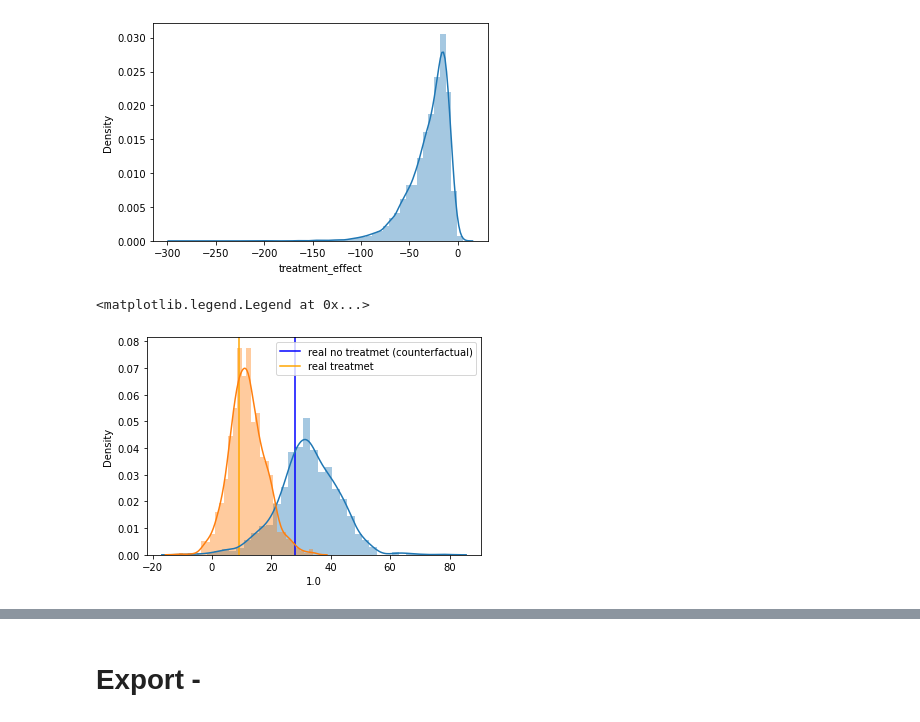
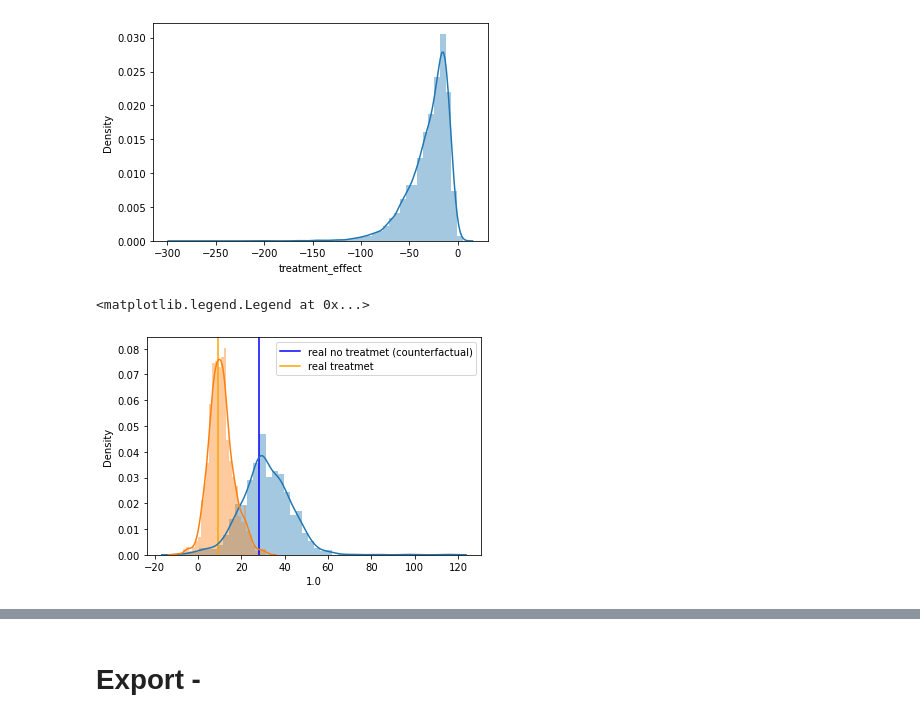
Before and after one commit to AlanGanem/fkausality, a Jupyter notebook: notebooks_dev/estimators.ipynb, the cells around one changed output, grey strips where cells are left out. Cells and saved outputs as stored; diff of their text form; code cells hidden in the pictures.

Commit message:
finished CEDTEstimator - failed to make parallelized groupby

```diff
--- a/notebooks_dev/estimators.ipynb
+++ b/notebooks_dev/estimators.ipynb
@@ -106,6 +154,7 @@ class SMWrapper(BaseEstimator, RegressorMixin):
             X = sm.add_constant(X)
         return self.results_.predict(X)
 # %%
+#export
 class _FKEstimator(BaseEstimator):
 
     def __init__(
@@ -119,6 +168,7 @@ class _FKEstimator(BaseEstimator):
         n_neighbors=30,
         index_time_params={'M': 30, 'indexThreadQty': 4, 'efConstruction': 100, 'post': 0},
         query_time_params={'efSearch': 100},
+        n_jobs = None
 
     ):
 
@@ -132,6 +182,7 @@ class _FKEstimator(BaseEstimator):
         self.n_neighbors = n_neighbors
         self.index_time_params = index_time_params
         self.query_time_params = query_time_params
+        self.n_jobs = n_jobs
         return
 
     def fit(self, X, y = None, T = None, save_values = None, **kwargs):
@@ -222,14 +273,16 @@ class _FKEstimator(BaseEstimator):
             precomputed_neighbors = self.kneighbors(X = X, n_neighbors = n_neighbors, return_distance=True)
 
         dsts, nbrs_idxs = precomputed_neighbors
+
         values = []
         for i in range(len(nbrs_idxs)):
             msk_i = dsts[i] < 1 #only examples with dissimilarity < 1
             idx_i = nbrs_idxs[i][msk_i]
-            dist_i = dsts[i][msk_i]
+            dist_i = dsts[i][msk_i].reshape(-1,1)
             v = self.saved_values_[idx_i]
-            v = pd.DataFrame(v, columns = self.all_saved_values_columns_)
-            v = v.assign(dissimilarity = dist_i)
+            v = np.hstack([v, dist_i, i*np.ones((len(v),1), dtype = int)])
+            #faster than using .assign
+            v = pd.DataFrame(v, columns = self.all_saved_values_columns_ +['dissimilarity', '_index'])
             values.append(v)
 
         return values
@@ -464,31 +496,31 @@ y = df_obs[yc]
 # %%
 from sklearn.ensemble import RandomForestRegressor, RandomForestClassifier, ExtraTreesClassifier, ExtraTreesRegressor, GradientBoostingClassifier
 
-tree_estim = RandomForestClassifier(n_estimators = 200, min_samples_leaf = 2)
-estim = CEDTEstimator(tree_estim, n_neighbors = 100).fit(X, y = y, T = T, save_values = df_obs)
+tree_estim = RandomForestClassifier(n_estimators = 20, min_samples_leaf = 2)
+estim = CEDTEstimator(tree_estim, n_neighbors = 100, n_jobs = None).fit(X, y = y, T = T, save_values = df_obs)
 # %%
 alpha = 1
 if not 'i' in locals():
     i = 0
 i += 1
 ground_truth = df_obs.iloc[i]
-samples = estim.sample(X.iloc[i:i+1],sample_size = 1000, n_neighbors = 1000, noise_type = 'normal', alpha = alpha)[0]
-estim_effect = estim.treatment_effect(X.iloc[i:i+1], n_neighbors = 1000, alpha = alpha, control_name = 0)[0]
+samples = estim.sample(X.iloc[i:i+10],sample_size = 1000, n_neighbors = 1000, noise_type = 'normal', alpha = alpha)[0]
+#estim_effect = estim.treatment_effect(X.iloc[i:i+1], n_neighbors = 1000, alpha = alpha, control_name = 0)[0]
 
 got_medication = ground_truth['medication'] == 1
 
 t_recovery = ground_truth['recovery'] if got_medication else ground_truth['cf_recovery']
 nt_recovery = ground_truth['recovery'] if not got_medication else ground_truth['cf_recovery']
 
 nt_text = ' (counterfactual)' if got_medication else ''
 t_text = ' (counterfactual)' if not got_medication else ''
 
 plt.axvline(nt_recovery, color = 'b', label = f'real no treatmet{t_text}')
 plt.axvline(t_recovery, color = 'orange', label = f'real treatmet{nt_text}')
 
 
 samples.groupby('medication')['recovery'].apply(sns.distplot)
 plt.legend()
 # %% [output]
 <matplotlib.legend.Legend at 0x...>
-[figure, old version]
+[figure, new version]
```
Also changed, not shown: parts of 11 cells of this notebook, 4 other files.
